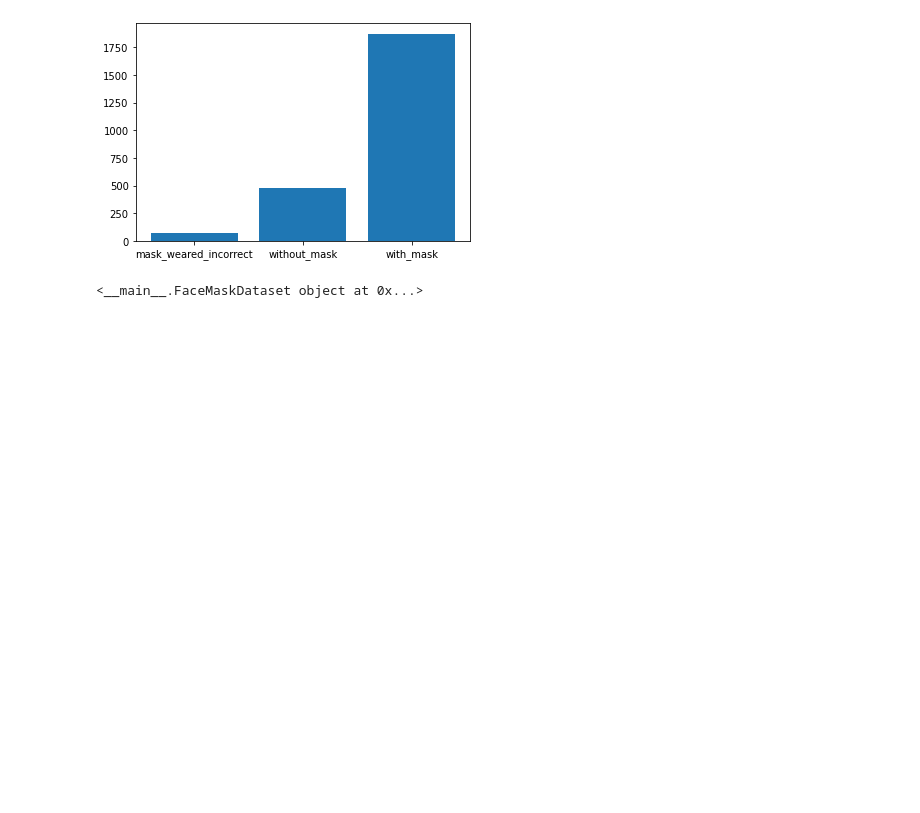
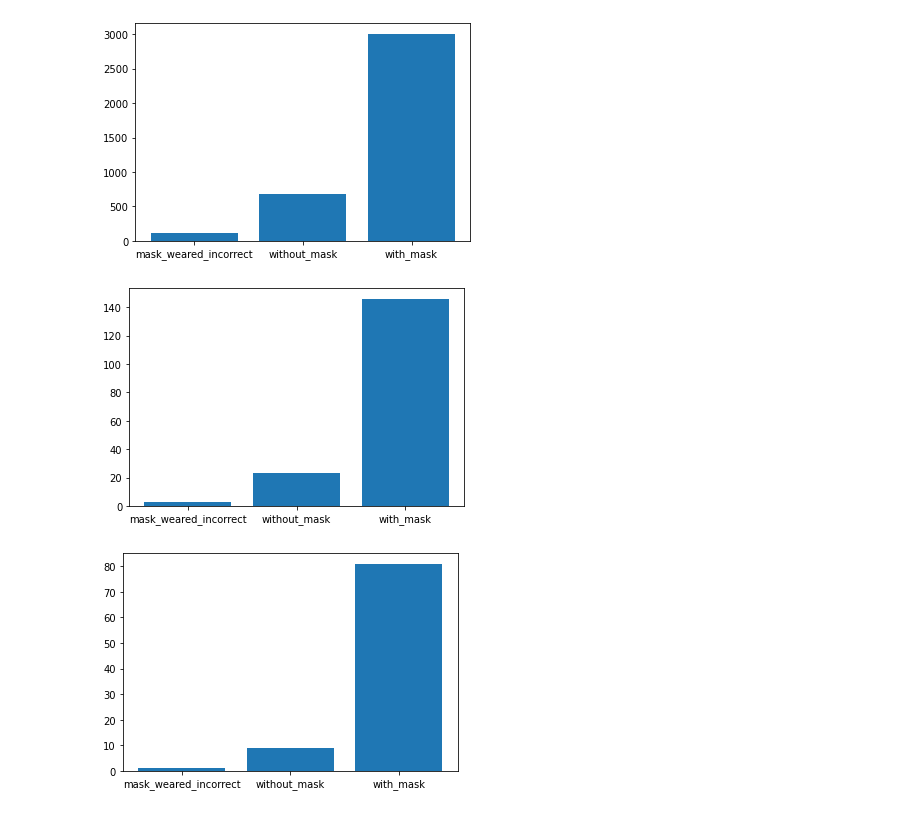
Before and after one commit to willyptrain/cs4774-mask-detection, a Jupyter notebook: cs_4774_mask_detection.ipynb, the cells around one changed output. Saved outputs shown, nothing was run; the diff lists cells and outputs as text; code cells hidden in the pictures; blank space fills up the shorter version.

```diff
--- a/cs_4774_mask_detection.ipynb
+++ b/cs_4774_mask_detection.ipynb
@@ -21,14 +42,26 @@ import numpy as np
 def load_train_split_paths(directory):
   img_paths = glob.iglob(directory)
   path_bases = []
+  original_files = []
   for path in img_paths:
+    # print(path, path.split("/")[1].rstrip(".png"))
     path_bases.append(path.split("/")[1].rstrip(".png"))
 
-  path_bases = sorted(path_bases)
 
-  train_paths = path_bases[0:500]
-  val_paths = path_bases[500:700]
-  test_paths = path_bases[700:]
+  # print('maksssksksss0' in path_bases)
+  # path_bases = sorted(path_bases, key = lambda x: int(x.split("maksssksksss")[1]))
+  # for val in path_bases:
+  #   print(original_files.index(val), original_files[original_files.index(val)])
+  # # print(int(x[0].split("maksssksksss")[1]))
+  # print(path_bases)
+
+
+  train_paths = path_bases[0:800]
+  val_paths = path_bases[800:840]
+  test_paths = path_bases[840:]
+
+  # train_paths += val_paths
+  # val_paths = []
 
   print("Training size:", len(train_paths))
   print("Validation size:", len(val_paths))
@@ -62,65 +131,54 @@ def read_annotations(base_dir, paths):
       xmin = int(obj.find('xmin').text)
       xmax = int(obj.find('xmax').text)
       ymin = int(obj.find('ymin').text)
       ymax = int(obj.find('ymax').text)
-      boxes.append([xmin, xmax, ymin, ymax])
+      boxes.append([xmin, ymin, xmax, ymax])
       if(obj.find('name').text in label_mappings):
         classes.append(label_mappings[obj.find('name').text])
         literal_labels.append(obj.find('name').text)
       else:
         literal_labels.append("N/A")
         classes.append(-1)
 
     classes = np.array(classes)
     boxes = np.array(boxes)
     y_boxes.append(boxes)
     y_labels.append(classes)
 
 
-    annotation_set[path] = [classes, boxes]
+    annotation_set[path] = {
+        'classes':classes,
+        'boxes':boxes
+    }
 
     y.append([classes, boxes])
+
+  y_boxes = np.array(y_boxes)
+  y_labels = np.array(y_labels)
   return annotation_set, y_boxes, y_labels, literal_labels
 
 
-train_annotation_set, y_train_boxes, y_train_labels, train_literal_labels = read_annotations('annotations/', train_paths)
-val_annotation_set, y_val_boxes, y_val_labels, val_literal_labels = read_annotations('annotations/', val_paths)
+train_annotation_set, y_train_boxes, y_train_labels, train_literal_labels = read_annotations('train/annotations/', train_paths)
+val_annotation_set, y_val_boxes, y_val_labels, val_literal_labels = read_annotations('val/annotations/', val_paths)
+test_annotation_set, y_test_boxes, y_test_labels, test_literal_labels = read_annotations('test/annotations/', test_paths)
 
-import matplotlib.pyplot as plt
-from collections import Counter
 
 
 frequency_unique_labels = Counter(train_literal_labels)
 frequency_unique_labels = sorted(frequency_unique_labels.items(), key=lambda x: x[1])
 plt.bar([i[0] for i in frequency_unique_labels], [i[1] for i in frequency_unique_labels])
 plt.show()
+
+frequency_unique_labels = Counter(val_literal_labels)
+frequency_unique_labels = sorted(frequency_unique_labels.items(), key=lambda x: x[1])
+plt.bar([i[0] for i in frequency_unique_labels], [i[1] for i in frequency_unique_labels])
+plt.show()
+
+frequency_unique_labels = Counter(test_literal_labels)
+frequency_unique_labels = sorted(frequency_unique_labels.items(), key=lambda x: x[1])
+plt.bar([i[0] for i in frequency_unique_labels], [i[1] for i in frequency_unique_labels])
+plt.show()
 # %% [output]
-[figure, old version]
+[figure, new version]
+[figure, added]
+[figure, added]
-# %%
-from torchvision import transforms, datasets, models
-from torch.utils.data import Dataset
-
-
-class FaceMaskDataset(Dataset):
-  def __init__(self, labels, boxes, transform=None):
-    self.base_dir = 'images/'
-    self.labels = labels #actual labels/classes from read_annotations()
-    self.boxes = boxes #actual boxes from read_annotations()
-    self.transform = transform #in case data needs to be transformed to torch tensor before fed into model
-
-
-  def __getitem__(self, idx):
-    if(torch.is_tensor(idx)):
-      idx = idx.tolist()
-
-    image_path = os.listdir(self.base_dir, 'maksssksksss', idx, ".png")
-    print(image_path)
-
-  def __len__(self):
-    return len(self.labels)
-
-
-mask_dataset = FaceMaskDataset(labels=y_train_labels, boxes=y_train_boxes)
-print(mask_dataset)
-# %% [output]
-<__main__.FaceMaskDataset object at 0x...>
```
Also changed, not shown: parts of 11 cells of this notebook.
